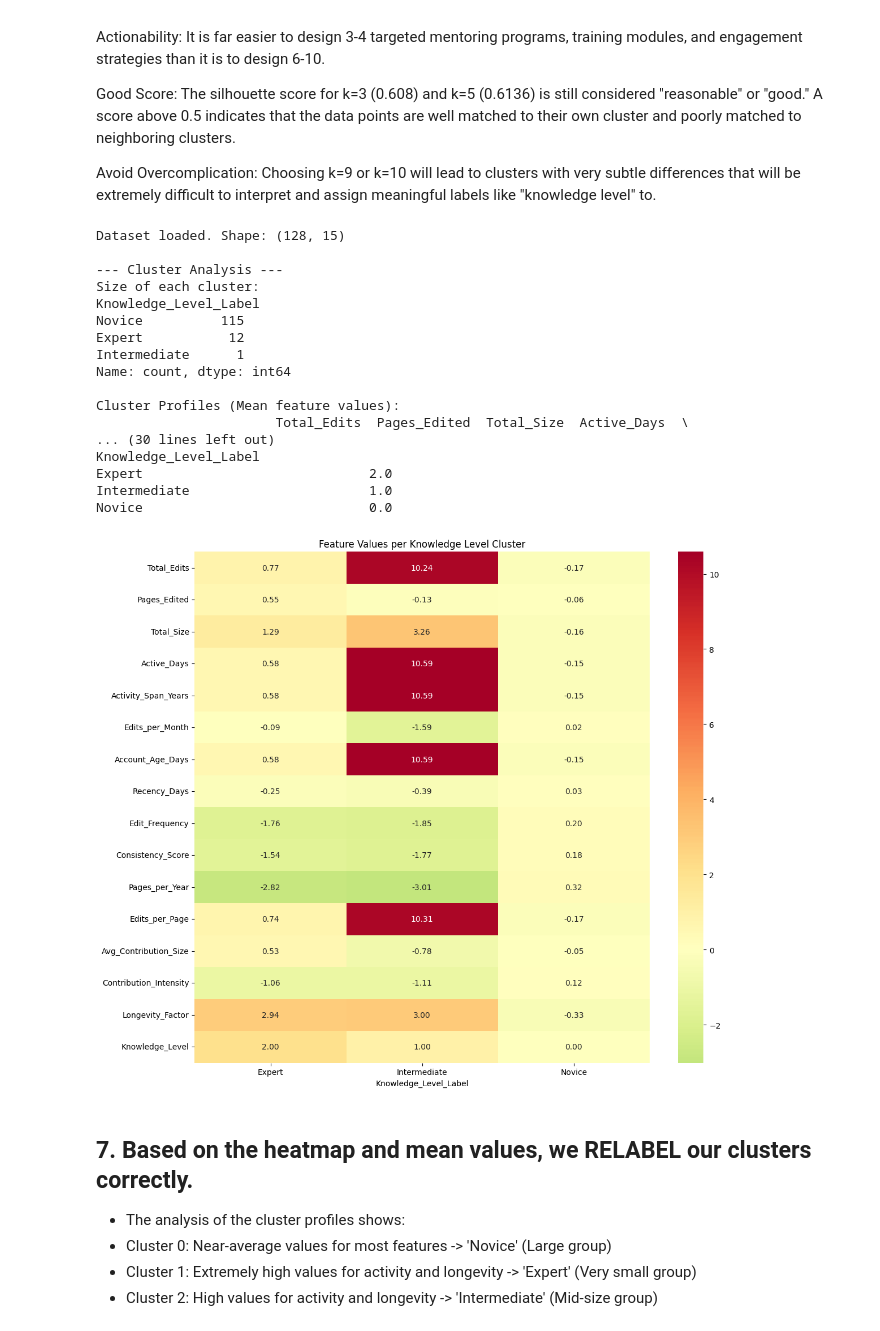
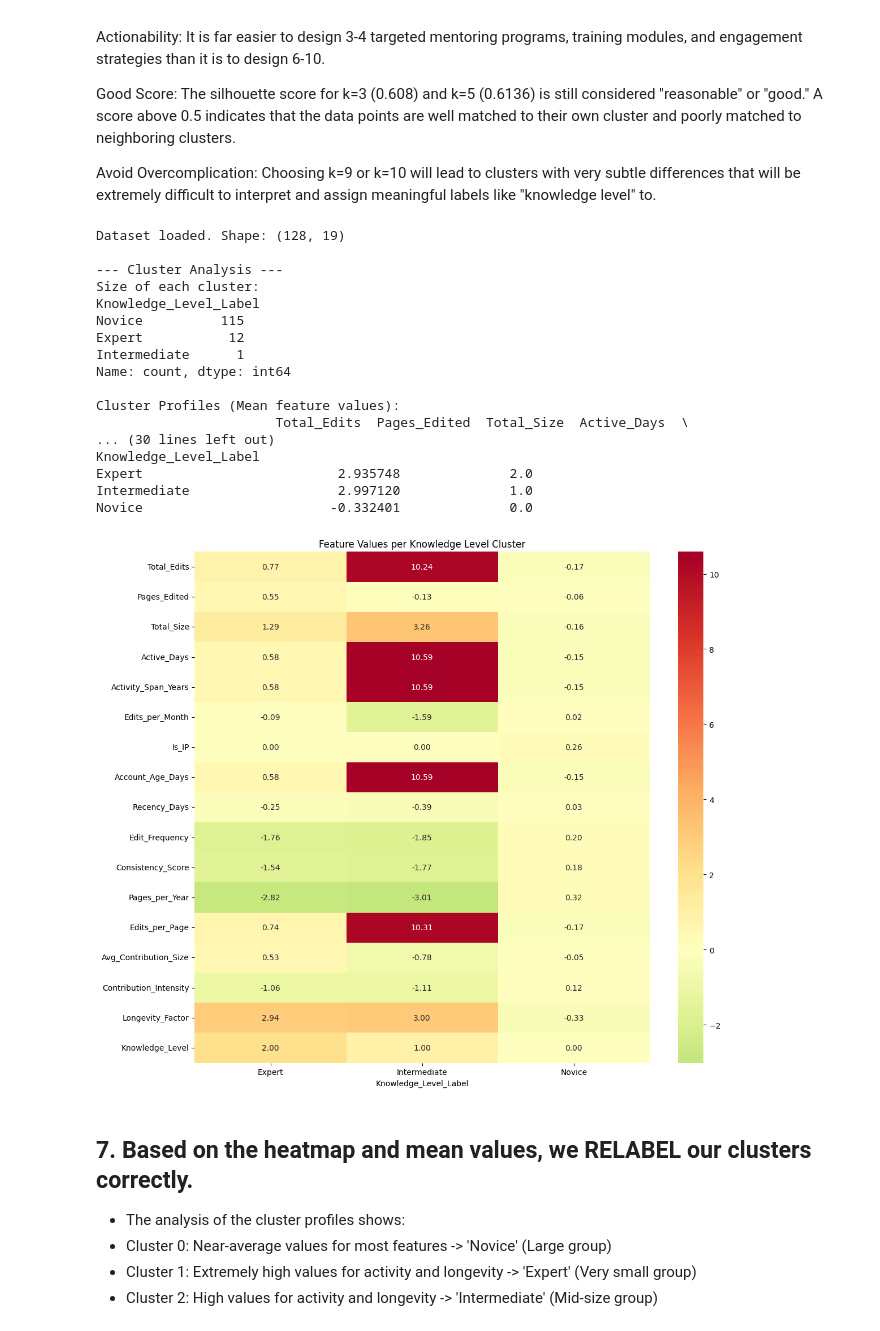
Before and after one commit to Ezra-11/knowledge-level-of-wikipedia, a Jupyter notebook: DataMining_project.ipynb, the cells around one changed output. Drawn from its saved outputs; the diff is of its cells as text; code cells hidden in the pictures.

```diff
--- a/DataMining_project.ipynb
+++ b/DataMining_project.ipynb
@@ -849,70 +824,74 @@ import matplotlib.pyplot as plt
 import seaborn as sns
 
 # 1. Load the Cleaned Data
-file_path = 'zambia_wikipedia_contributors_tranformed_data.csv'
-df = pd.read_csv(file_path)
-print("Dataset loaded. Shape:", df.shape)
+file_path = '/content/drive/MyDrive/dataset/zambia_contributors_summary.csv'
+df_labeled = pd.read_csv(file_path)
+print("Dataset loaded. Shape:", df_labeled.shape)
+
+# Drop non-numeric columns and the Contributor column before clustering
+df_clustering = df_labeled.drop(['Contributor', 'First_Edit', 'Last_Edit'], axis=1)
 
 # 2. Choose the number of clusters (k) based on business logic and silhouette analysis
 chosen_k = 3  # Strategic choice for Novice/Intermediate/Expert
 
 # 3. Train the K-Means model
 kmeans = KMeans(n_clusters=chosen_k, random_state=42, n_init=10)
-cluster_labels = kmeans.fit_predict(df)
+cluster_labels = kmeans.fit_predict(df_clustering)
 
 # 4. Assign the cluster labels as our PROXY target variable
-df['Knowledge_Level'] = cluster_labels
+df_labeled['Knowledge_Level'] = cluster_labels
 
 # Since clusters are numbers (0,1,2), we map them to meaningful names for interpretation.
 # NOTE: This mapping must be done after analyzing the cluster profiles below.
 # This is a placeholder. You will change these labels after step 6.
 cluster_name_mapping = {0: 'Novice', 1: 'Intermediate', 2: 'Expert'}
-df['Knowledge_Level_Label'] = df['Knowledge_Level'].map(cluster_name_mapping)
+df_labeled['Knowledge_Level_Label'] = df_labeled['Knowledge_Level'].map(cluster_name_mapping)
 
 # 5. Analyze the clusters to interpret their meaning
 print("\n--- Cluster Analysis ---")
 print("Size of each cluster:")
-print(df['Knowledge_Level_Label'].value_counts())
+print(df_labeled['Knowledge_Level_Label'].value_counts())
 
-# Calculate mean values for all features per cluster
-cluster_profile = df.groupby('Knowledge_Level_Label').mean()
+# Calculate mean values for all features per cluster, excluding non-numeric columns
+numeric_cols = df_labeled.select_dtypes(include=np.number).columns.tolist()
+cluster_profile = df_labeled.groupby('Knowledge_Level_Label')[numeric_cols].mean()
 print("\nCluster Profiles (Mean feature values):")
 print(cluster_profile)
 
 # 6. Visualize the Profiles for Interpretation
 # Transpose the profile for a better plot (features on y-axis)
 profile_for_plot = cluster_profile.T
 plt.figure(figsize=(12, 10))
 sns.heatmap(profile_for_plot, annot=True, cmap='RdYlGn_r', center=0, fmt='.2f')
 plt.title('Feature Values per Knowledge Level Cluster')
 plt.tight_layout()
 plt.show()
 
 # 7. Based on the heatmap and mean values, we are going to RELABEL our clusters correctly.
 # Example: If Cluster 0 has high values for 'Total_Edits' and 'Longevity_Factor', it should be 'Expert'.
 # Let's assume your analysis shows:
 # Cluster 0: Low activity, low longevity -> 'Novice'
 # Cluster 1: Medium activity -> 'Intermediate'
 # Cluster 2: High activity, high longevity -> 'Expert'
 # %% [output]
-Dataset loaded. Shape: (128, 15)
+Dataset loaded. Shape: (128, 19)
 
 --- Cluster Analysis ---
 Size of each cluster:
 Knowledge_Level_Label
 Novice          115
 Expert           12
 Intermediate      1
 Name: count, dtype: int64
 
 Cluster Profiles (Mean feature values):
                        Total_Edits  Pages_Edited  Total_Size  Active_Days  \
 ... (30 lines left out)
 Knowledge_Level_Label
-Expert                             2.0
-Intermediate                       1.0
-Novice                             0.0
+Expert                         2.935748              2.0
+Intermediate                   2.997120              1.0
+Novice                        -0.332401              0.0
-[figure, old version]
+[figure, new version]
 # %% [markdown]
 ## 7. Based on the heatmap and mean values, we RELABEL our clusters correctly.
 *  The analysis of the cluster profiles shows:
```
Also changed, not shown: parts of 31 cells of this notebook.
